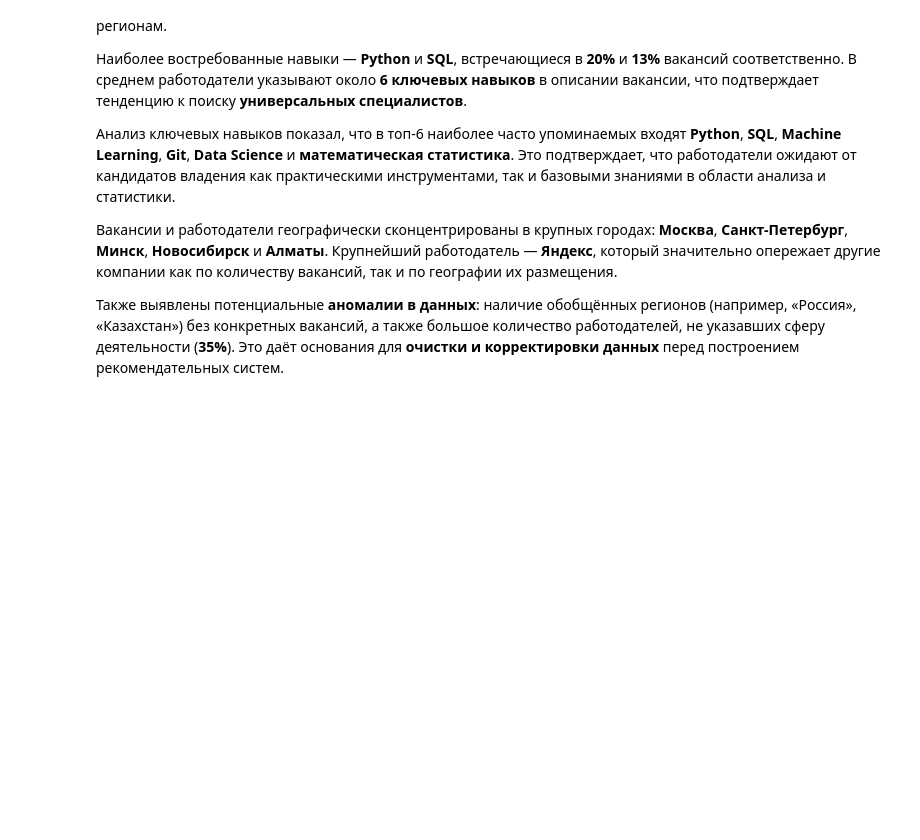
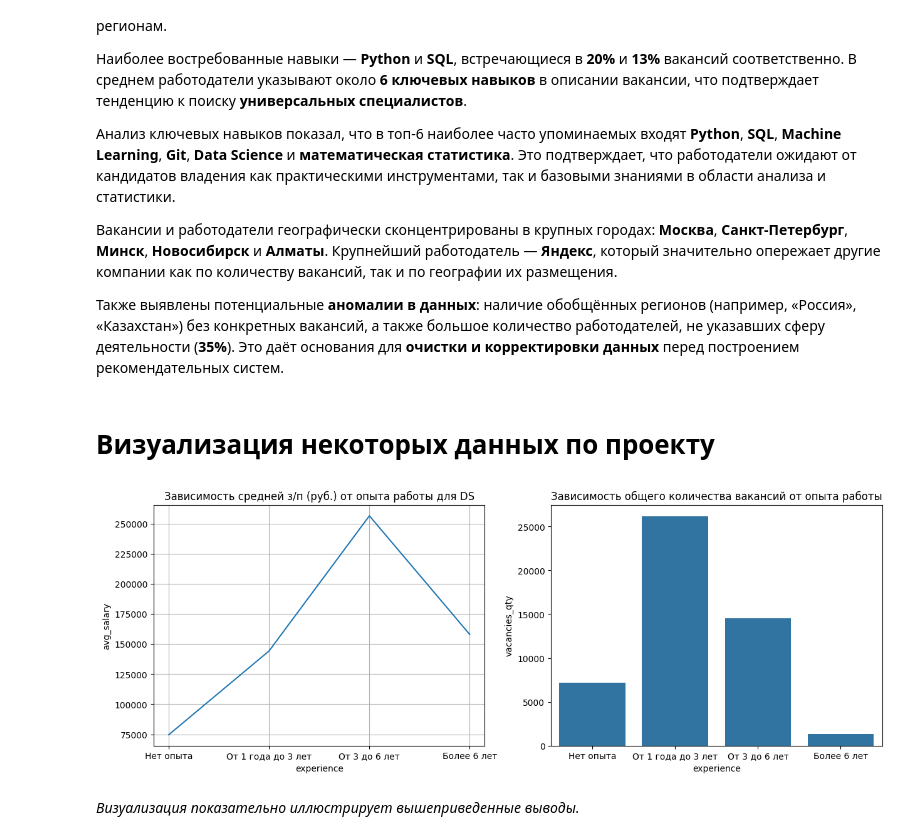
Before and after one commit to Beinterpreter/DataScienceProject_2, a Jupyter notebook: DataScienceProject_2.ipynb, the cells around one changed output. Cells and saved outputs as stored; diff of their text form; code cells hidden in the pictures; blank space fills up the shorter version.

```diff
--- a/DataScienceProject_2.ipynb
+++ b/DataScienceProject_2.ipynb
@@ -821,3 +821,47 @@ top_vacancies
 Вакансии и работодатели географически сконцентрированы в крупных городах: **Москва**, **Санкт-Петербург**, **Минск**, **Новосибирск** и **Алматы**. Крупнейший работодатель — **Яндекс**, который значительно опережает другие компании как по количеству вакансий, так и по географии их размещения.
 
 Также выявлены потенциальные **аномалии в данных**: наличие обобщённых регионов (например, «Россия», «Казахстан») без конкретных вакансий, а также большое количество работодателей, не указавших сферу деятельности (**35%**). Это даёт основания для **очистки и корректировки данных** перед построением рекомендательных систем.
+# %% [markdown]
+# Визуализация некоторых данных по проекту
+# %%
+# Строим графики зависимости з/п для DS и количества вакансий в базе от опыта работы
+import matplotlib.pyplot as plt
+import seaborn as sns
+
+# Задание порядка категорий
+order = ['Нет опыта', 'От 1 года до 3 лет', 'От 3 до 6 лет', 'Более 6 лет']
+
+# Чистим столбец с опытом во втором датафрейме (опыт работы/количество вакансий)
+experience_df['experience'] = experience_df['experience'].str.replace('Требуемый опыт работы ', '')
+
+# Приводим столбец 'experience' в первом датафрейме (з/п для DS/опыт работы)
+# к категориальному типу с заданным порядком
+ds_av_salary['experience'] = pd.Categorical(ds_av_salary['experience'], categories=order, ordered=True)
+
+
+fig, axes = plt.subplots(1, 2, figsize=(15, 5))
+
+# Линейный график: средняя зарплата для DS по опыту работы
+sns.lineplot(
+    data=ds_av_salary,
+    x='experience',
+    y='avg_salary',
+    ax=axes[0]
+)
+
+# Столбчатая диаграмма: количество вакансий по опыту работы
+sns.barplot(
+    x='experience',
+    y='vacancies_qty',
+    data=experience_df,
+    ax=axes[1],
+    order=order
+)
+
+axes[0].set_title('Зависимость средней з/п (руб.) от опыта работы для DS')
+axes[1].set_title('Зависимость общего количества вакансий от опыта работы')
+axes[0].grid(True)
+# %% [output]
+[figure, added]
+# %% [markdown]
+*Визуализация показательно иллюстрирует вышеприведенные выводы.*
```
Also changed, not shown: parts of 3 cells of this notebook.
